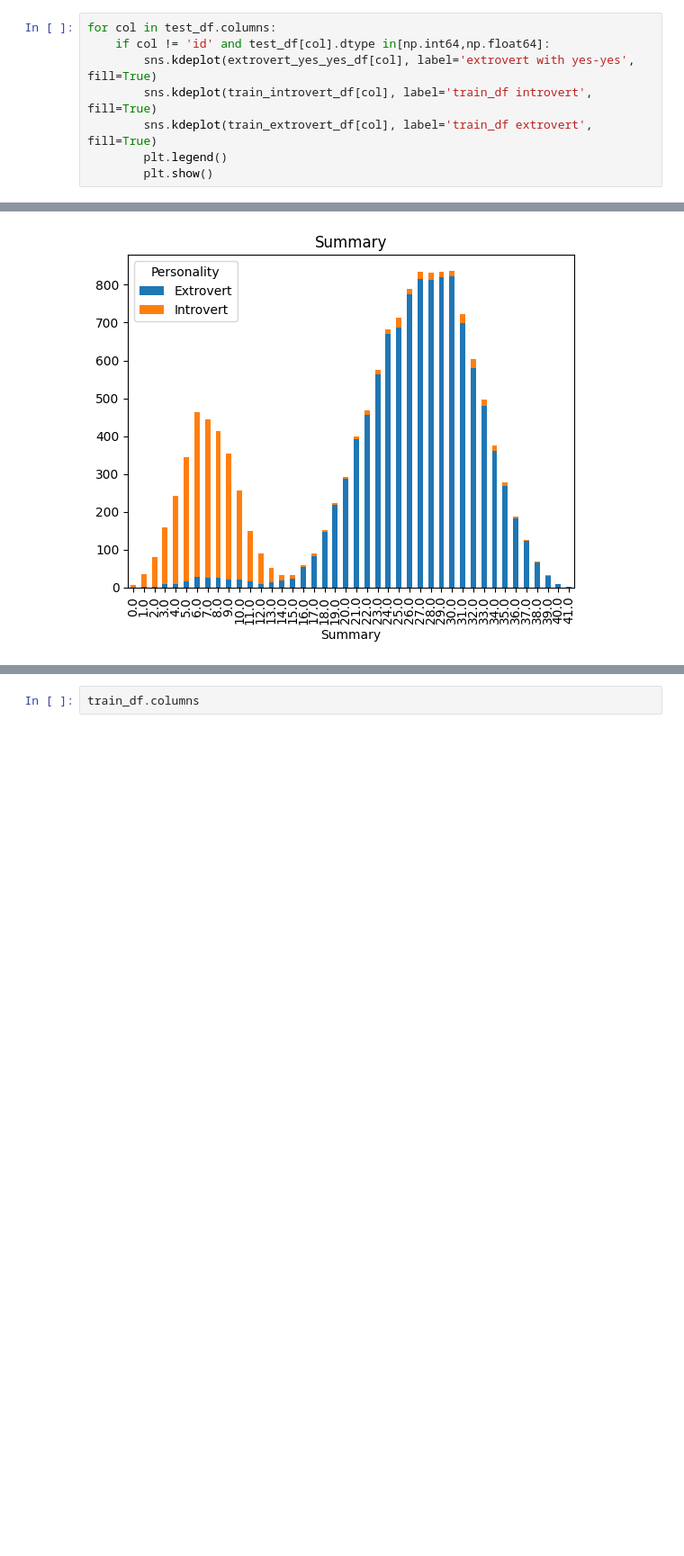
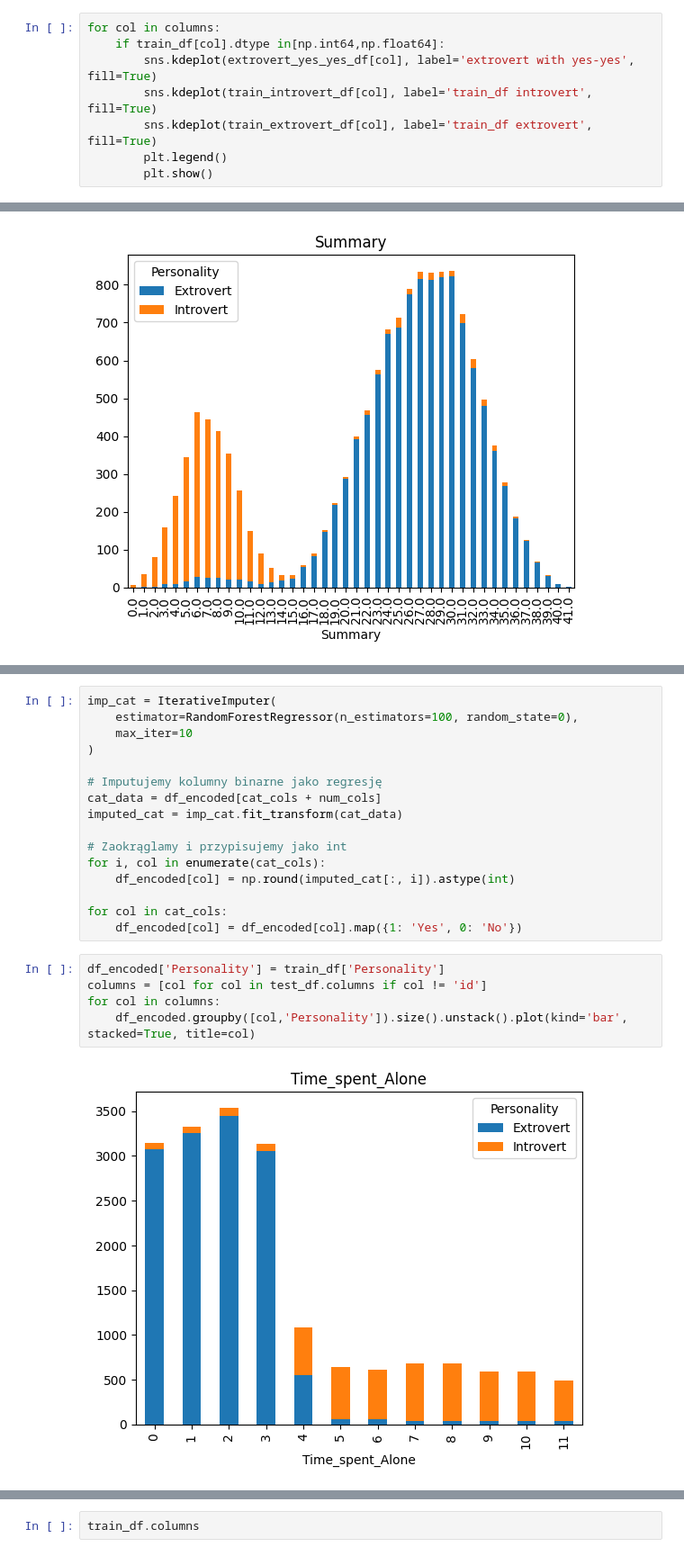
Before and after one commit to PiotrPieciak/LEARN_06_KAGGLE_Predict_Introverts, a Jupyter notebook: notebooks/01_Introverts_and_extroverts_EDA.ipynb, the cells around one changed output, grey strips where cells are left out. Shown at 90% size. Drawn from its saved outputs; the diff is of its cells as text; blank space fills up the shorter version.

```diff
--- a/notebooks/01_Introverts_and_extroverts_EDA.ipynb
+++ b/notebooks/01_Introverts_and_extroverts_EDA.ipynb
@@ -285,6 +285,6 @@ for col in test_df.columns:
 # %%
-for col in test_df.columns:
-    if col != 'id' and test_df[col].dtype in[np.int64,np.float64]:
+for col in columns:
+    if train_df[col].dtype in[np.int64,np.float64]:
         sns.kdeplot(extrovert_yes_yes_df[col], label='extrovert with yes-yes', fill=True)
         sns.kdeplot(train_introvert_df[col], label='train_df introvert', fill=True)
         sns.kdeplot(train_extrovert_df[col], label='train_df extrovert', fill=True)
@@ -321,0 +378,23 @@ extrovert_col_df.groupby(['Summary','Personality']).size().unstack().plot(kind='
+# %%
+imp_cat = IterativeImputer(
+    estimator=RandomForestRegressor(n_estimators=100, random_state=0),
+    max_iter=10
+)
+
+# Imputujemy kolumny binarne jako regresję
+cat_data = df_encoded[cat_cols + num_cols]
+imputed_cat = imp_cat.fit_transform(cat_data)
+
+# Zaokrąglamy i przypisujemy jako int
+for i, col in enumerate(cat_cols):
+    df_encoded[col] = np.round(imputed_cat[:, i]).astype(int)
+
+for col in cat_cols:
+    df_encoded[col] = df_encoded[col].map({1: 'Yes', 0: 'No'})
+# %%
+df_encoded['Personality'] = train_df['Personality']
+columns = [col for col in test_df.columns if col != 'id']
+for col in columns:
+    df_encoded.groupby([col,'Personality']).size().unstack().plot(kind='bar', stacked=True, title=col)
+# %% [output]
+[figure, added]
```
Also changed, not shown: parts of 8 cells of this notebook.
